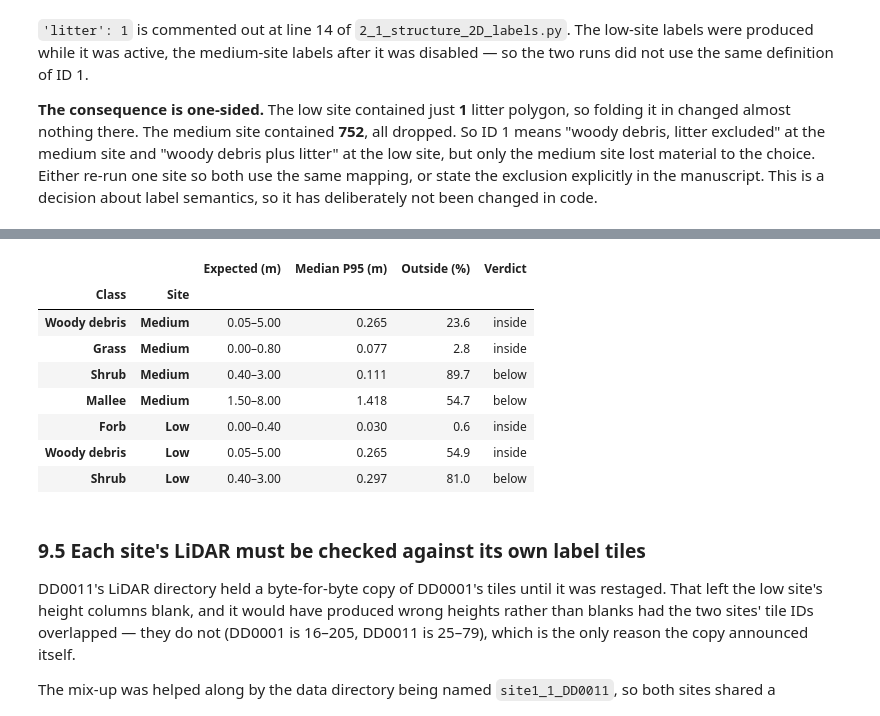
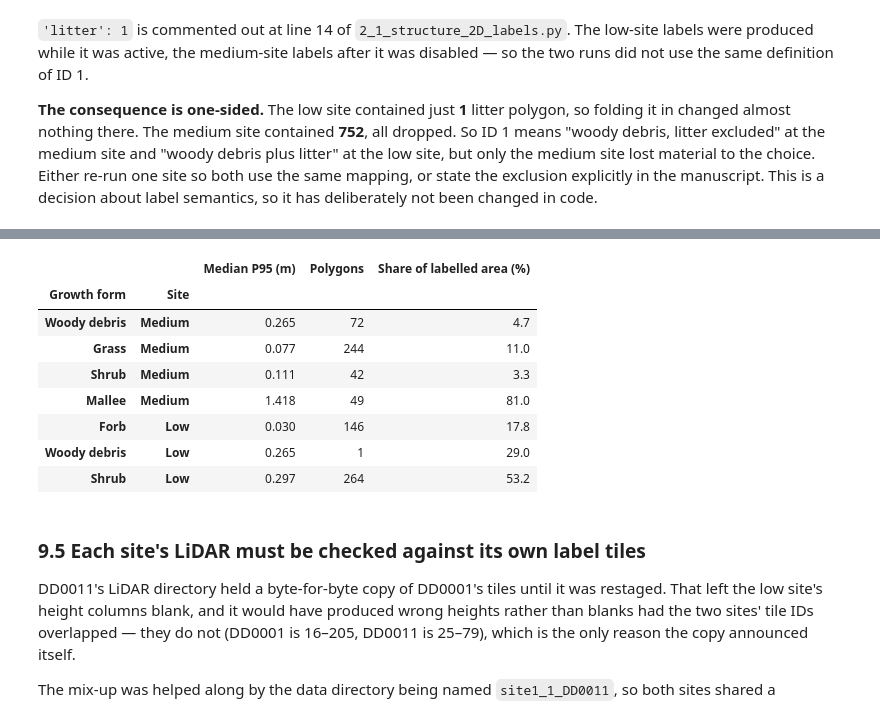
Before and after one commit to LNSOTOM/fvc_structure, a Jupyter notebook: phase_3_2D_imagery_prep/step_3_label_quality/notebooks/01_label_quality_assessment.ipynb, the cells around one changed output, grey strips where cells are left out. Saved outputs shown, nothing was run; the diff lists cells and outputs as text; code cells hidden in the pictures.

```diff
--- a/phase_3_2D_imagery_prep/step_3_label_quality/notebooks/01_label_quality_assessment.ipynb
+++ b/phase_3_2D_imagery_prep/step_3_label_quality/notebooks/01_label_quality_assessment.ipynb
@@ -435,35 +448,23 @@ implausible by construction. Both sites are charted; the classes each one contai
 entries = [(n, c) for n in CLASS_LABELS.values() for c in CONDITIONS
            if pd.notna(DATA[c]['avg'].get(f'P95 Znorm {n} (m)'))]
 
-fig, ax = plt.subplots(figsize=(9.5, 0.52 * len(entries) + 2.0))
-for i, (name, cond) in enumerate(entries):
-    lo, hi = HEIGHT_RANGES[ID_BY_NAME[name]]
-    ax.barh(i, hi - lo, left=lo, height=0.5, color=GRID, edgecolor=SURFACE, linewidth=1.5,
-            zorder=1, label='range the class implies' if i == 0 else None)
-
+fig, ax = plt.subplots(figsize=(9.5, 0.52 * len(entries) + 1.9))
 seen = set()
 for i, (name, cond) in enumerate(entries):
-    a = DATA[cond]['avg']
-    med = a[f'P95 Znorm {name} (m)']
-    lo, hi = HEIGHT_RANGES[ID_BY_NAME[name]]
-    inside = lo <= med <= hi
-    ax.plot([med], [i], linestyle='none', marker='o', markersize=9, zorder=3,
-            color=COLOUR[cond], markeredgecolor=SURFACE, markeredgewidth=1.5,
+    med = DATA[cond]['avg'][f'P95 Znorm {name} (m)']
+    ax.barh(i, med, height=0.5, color=COLOUR[cond], edgecolor=SURFACE, linewidth=1.5,
             label=cond if cond not in seen else None)
     seen.add(cond)
-    ax.text(med, i - 0.40, f'{med:.2f} m', va='bottom', ha='center', color=INK_2, fontsize=7.5)
-    ax.text(11.4, i, f"{a[f'Height outliers {name} (%)']:.0f}% outside",
-            va='center', ha='right', color=INK if inside else '#d03b3b', fontsize=8)
+    ax.text(med + 0.06, i, f'{med:.2f} m', va='center', ha='left', color=INK, fontsize=8)
 
 ax.set_yticks(np.arange(len(entries)),
               [f'{name}  ·  {cond}' for name, cond in entries])
 ax.invert_yaxis()
-ax.set_xlim(0, 11.5)
-ax.set_xticks([0, 2, 4, 6, 8])
-ax.set_xlabel('Z_norm (m)')
-ax.set_title(f'Median per-polygon P{CANOPY_PERCENTILE} against the range each class implies',
+ax.set_xlim(0, max(DATA[c]['avg'][f'P95 Znorm {n} (m)'] for n, c in entries) * 1.25)
+ax.set_xlabel(f'median per-polygon P{CANOPY_PERCENTILE} of Z_norm (m)')
+ax.set_title('Height each growth form occupies — descriptive, no expected range',
              loc='left', fontsize=10, pad=10)
-ax.legend(ncols=3, loc='upper center', bbox_to_anchor=(0.5, -0.14), fontsize=8.5)
+ax.legend(ncols=2, loc='upper center', bbox_to_anchor=(0.5, -0.14), fontsize=8.5)
 tidy(ax)
 plt.tight_layout()
 plt.show()
@@ -628,28 +633,26 @@ this is not a systematic `Z_norm` offset affecting every class.
 # %%
 rows = []
 for cond in CONDITIONS:
     a = DATA[cond]['avg']
     for name in CLASS_LABELS.values():
         med = a.get(f'P95 Znorm {name} (m)')
         if pd.isna(med):
             continue
-        lo, hi = HEIGHT_RANGES[ID_BY_NAME[name]]
-        rows.append({'Site': cond, 'Class': name, 'Expected (m)': f'{lo:.2f}–{hi:.2f}',
+        rows.append({'Site': cond, 'Growth form': name,
                      f'Median P{CANOPY_PERCENTILE} (m)': round(float(med), 3),
-                     'Outside (%)': round(float(a.get(f'Height outliers {name} (%)')), 1),
-                     'Verdict': 'inside' if lo <= med <= hi else
-                                ('below' if med < lo else 'above')})
-display(pd.DataFrame(rows).set_index(['Class', 'Site']))
+                     'Polygons': int(a.get(f'{name} polygons', 0)),
+                     'Share of labelled area (%)': round(float(a.get(f'{name} area (%)', 0)), 1)})
+display(pd.DataFrame(rows).set_index(['Growth form', 'Site']))
 # %% [output]
-|  |  | Expected (m) | Median P95 (m) | Outside (%) | Verdict |
-| Class | Site |  |  |  |  |
-| Woody debris | Medium | 0.05–5.00 | 0.265 | 23.6 | inside |
-| Grass | Medium | 0.00–0.80 | 0.077 | 2.8 | inside |
-| Shrub | Medium | 0.40–3.00 | 0.111 | 89.7 | below |
-| Mallee | Medium | 1.50–8.00 | 1.418 | 54.7 | below |
-| Forb | Low | 0.00–0.40 | 0.030 | 0.6 | inside |
-| Woody debris | Low | 0.05–5.00 | 0.265 | 54.9 | inside |
-| Shrub | Low | 0.40–3.00 | 0.297 | 81.0 | below |
+|  |  | Median P95 (m) | Polygons | Share of labelled area (%) |
+| Growth form | Site |  |  |  |
+| Woody debris | Medium | 0.265 | 72 | 4.7 |
+| Grass | Medium | 0.077 | 244 | 11.0 |
+| Shrub | Medium | 0.111 | 42 | 3.3 |
+| Mallee | Medium | 1.418 | 49 | 81.0 |
+| Forb | Low | 0.030 | 146 | 17.8 |
+| Woody debris | Low | 0.265 | 1 | 29.0 |
+| Shrub | Low | 0.297 | 264 | 53.2 |
 # %% [markdown]
 ### 9.5 Each site's LiDAR must be checked against its own label tiles
 
```
Also changed, not shown: parts of 6 cells of this notebook.
